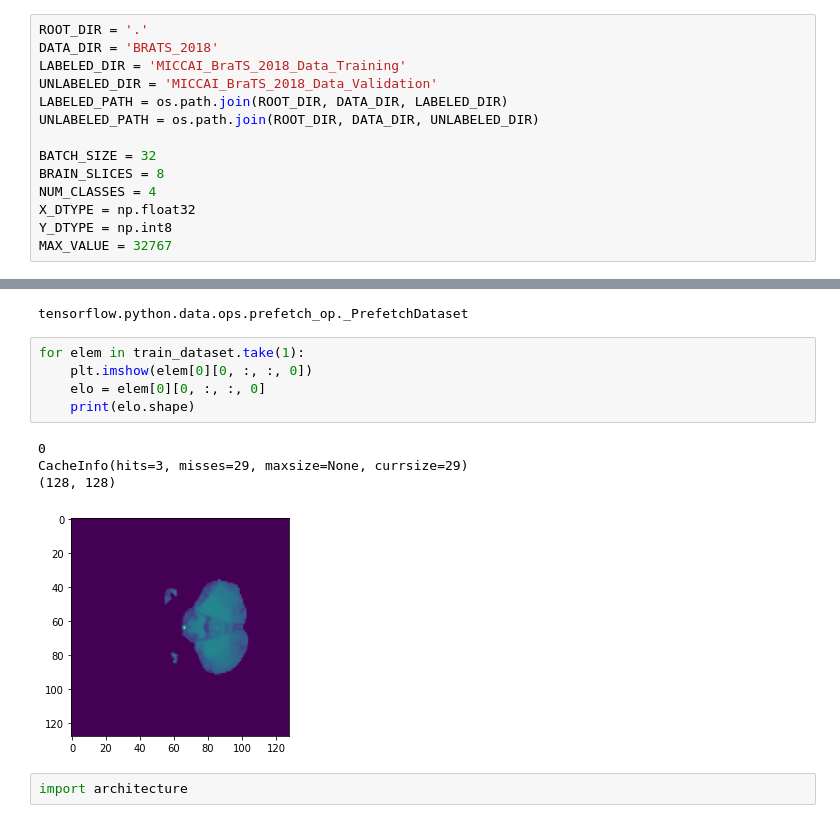
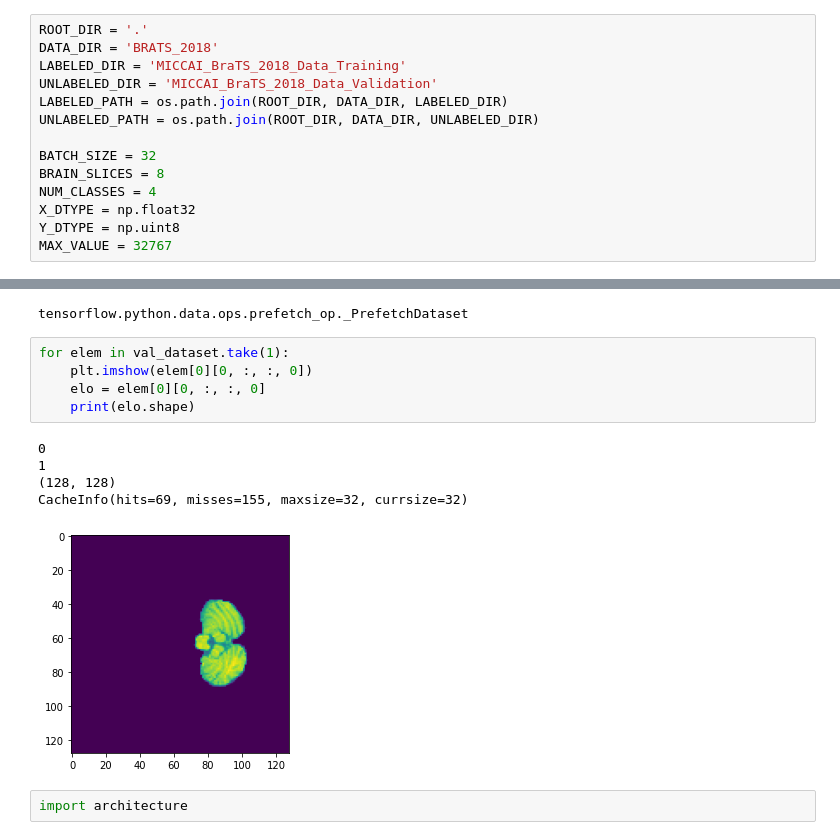
Before and after one commit to JakubSzczepanowski/BrainTumorSegmentation, a Jupyter notebook: main.ipynb, the cells around one changed output, grey strips where cells are left out. Cells and saved outputs as stored; diff of their text form.

```diff
--- a/main.ipynb
+++ b/main.ipynb
@@ -22,7 +22,7 @@ BATCH_SIZE = 32
 BRAIN_SLICES = 8
 NUM_CLASSES = 4
 X_DTYPE = np.float32
-Y_DTYPE = np.int8
+Y_DTYPE = np.uint8
 MAX_VALUE = 32767
 # %%
 paths, sizes = dataloader.load_dataset_paths(LABELED_PATH, UNLABELED_PATH)
@@ -179,15 +179,16 @@ type(train_dataset)
 # %% [output]
 tensorflow.python.data.ops.prefetch_op._PrefetchDataset
 # %%
-for elem in train_dataset.take(1):
+for elem in val_dataset.take(1):
     plt.imshow(elem[0][0, :, :, 0])
     elo = elem[0][0, :, :, 0]
     print(elo.shape)
 # %% [output]
 0
-CacheInfo(hits=3, misses=29, maxsize=None, currsize=29)
+1
 (128, 128)
+CacheInfo(hits=69, misses=155, maxsize=32, currsize=32)
-[figure, old version]
+[figure, new version]
 # %%
 import architecture
 # %%
```
Also changed, not shown: parts of 5 cells of this notebook.
